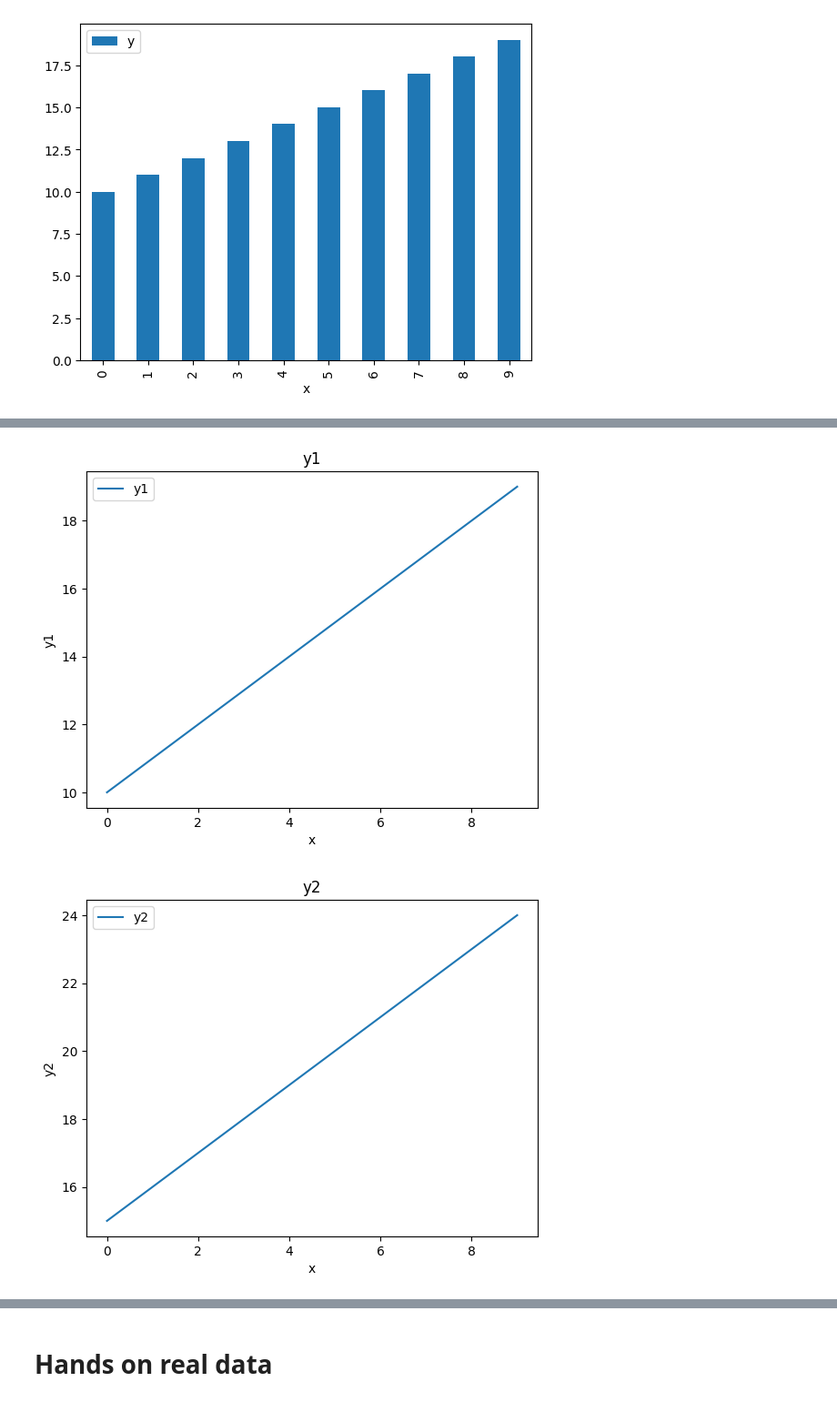
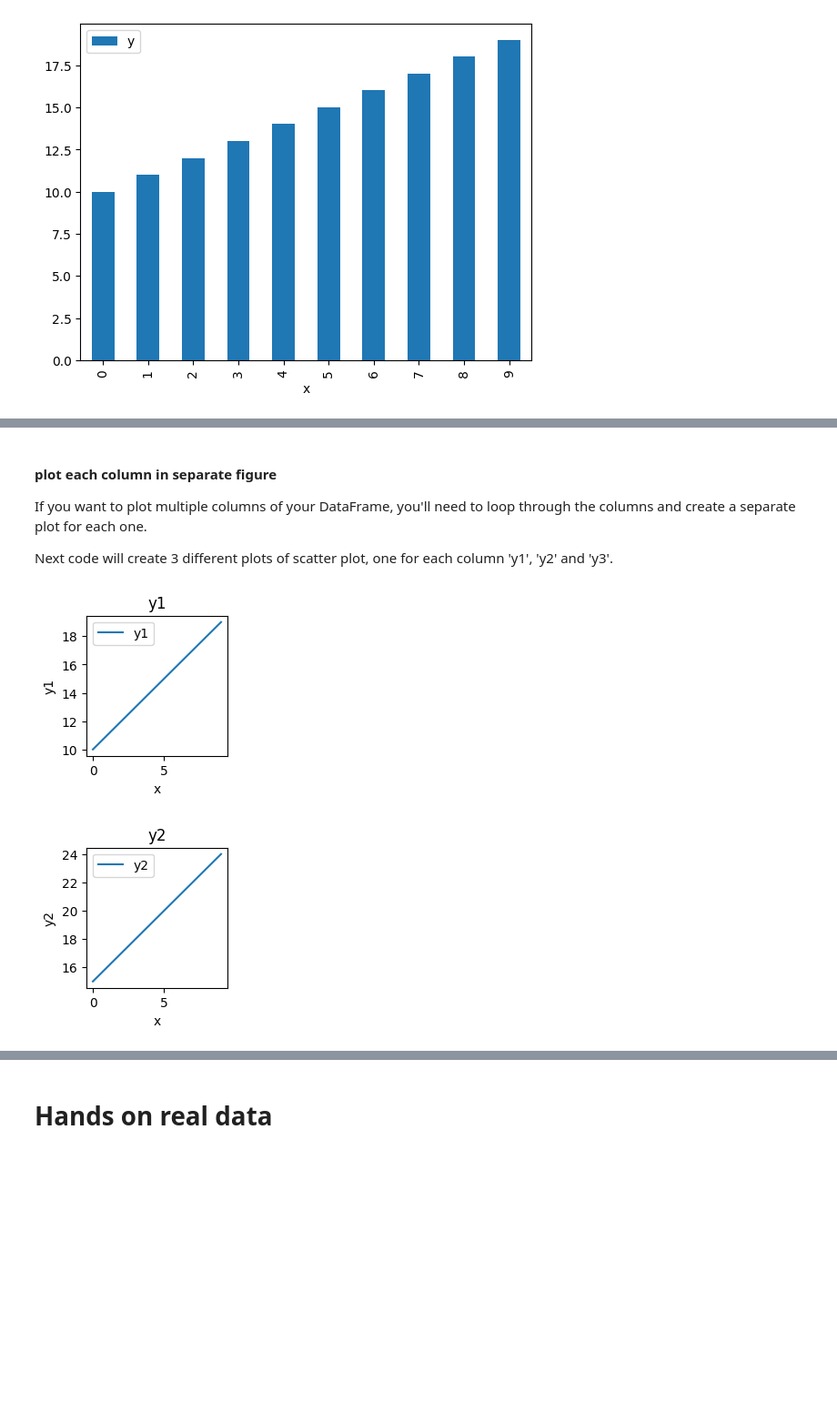
Before and after one commit to ProgressBG-Python-Course/JupyterNotebooksExamples, a Jupyter notebook: Notebooks/matplotlib_pandas_seaborn/pandas_and_mpl.ipynb, the cells around one changed output, grey strips where cells are left out. Shown at 91% size. Saved outputs shown, nothing was run; the diff lists cells and outputs as text; code cells hidden in the pictures; blank space fills up the shorter version.

```diff
--- a/Notebooks/matplotlib_pandas_seaborn/pandas_and_mpl.ipynb
+++ b/Notebooks/matplotlib_pandas_seaborn/pandas_and_mpl.ipynb
@@ -61,18 +73,24 @@ for column in columns:
+# %% [markdown]
+#### plot each column in separate figure
+
+If you want to plot multiple columns of your DataFrame, you'll need to loop through the columns and create a separate plot for each one.
+
+Next code will create 3 different plots of scatter plot, one for each column 'y1', 'y2' and 'y3'.
 # %%
 # create a simple DataFrame
 df = pd.DataFrame({'x': range(10), 'y1': range(10, 20), 'y2': range(15, 25), 'y3': range(20, 30)})
 
 # loop through the columns of the DataFrame
 for column in df.columns[1:]:
     # create a line plot for each column
-    df.plot(x='x', y=column)
+    df.plot(x='x', y=column, figsize=(2,2))
     # add a title and label the axes
     plt.title(column)
     plt.xlabel('x')
     plt.ylabel(column)
 
 # show the plot
 plt.show()
 # %% [output]
-[figure, old version]
+[figure, new version]
-[figure, old version]
+[figure, new version]
```
Also changed, not shown: parts of 11 cells of this notebook, 5 other files.
